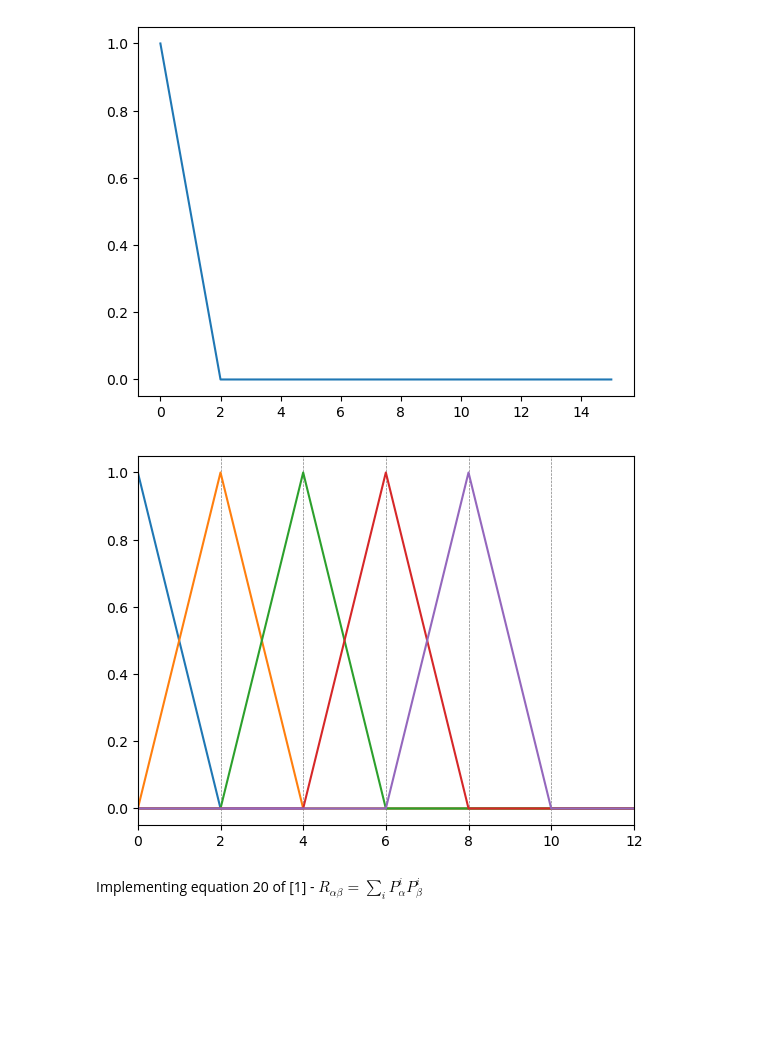
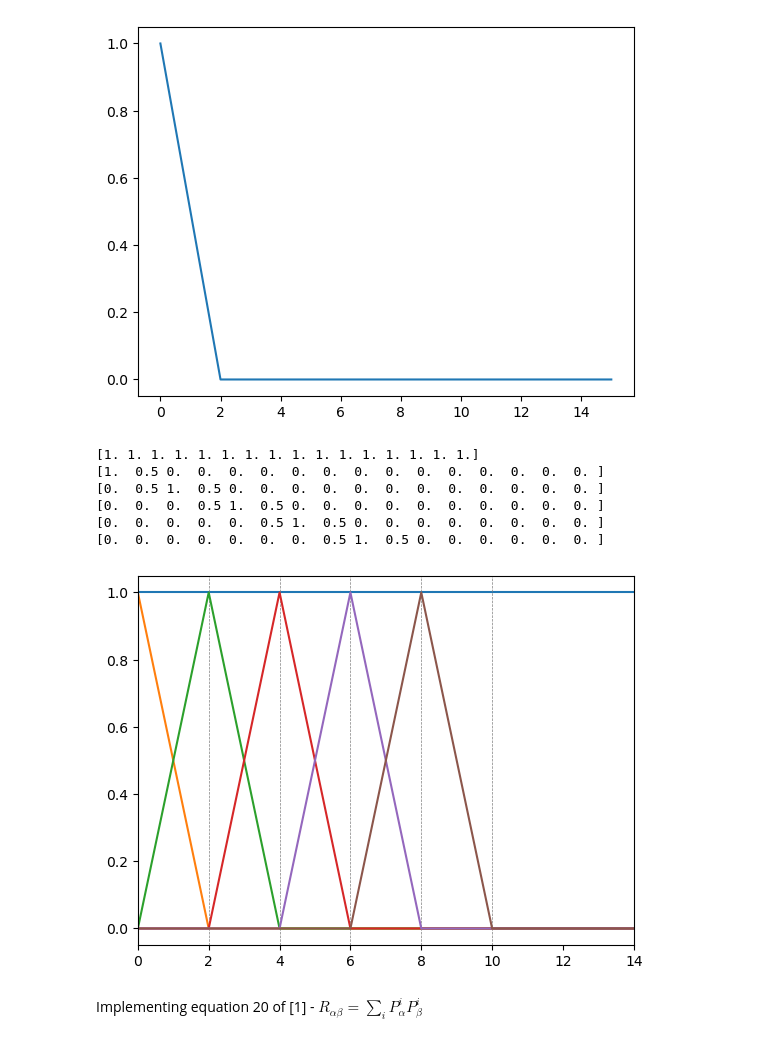
Before and after one commit to 2AUK/gillan, a Jupyter notebook: Gillan_Basis.ipynb, the cells around one changed output. Cells and saved outputs as stored; diff of their text form; code cells hidden in the pictures; blank space fills up the shorter version.

```diff
--- a/Gillan_Basis.ipynb
+++ b/Gillan_Basis.ipynb
@@ -77,14 +79,21 @@ for a in range(2, nbasis):
             P[idx, a] = (i[idx] - nodes[a-2])/(nodes[a-1] - nodes[a-2])
         elif nodes[a-1] <= i[idx] <= nodes[a]:
             P[idx, a] = (nodes[a] - i[idx])/(nodes[a] - nodes[a-1])
-# %%
-for a in range(1, nbasis):
-    plt.axvline(x=nodes[a], color='grey', linestyle="--", linewidth=0.5)
-    plt.plot(i, P[..., a])
-plt.xlim([0.0, nodes[-1]+2])
-plt.show()
-# %% [output]
-[figure, removed]
+# %%
+for a in range(0, nbasis):
+    print(P[..., a])
+    plt.axvline(x=nodes[a], color='grey', linestyle="--", linewidth=0.5)
+    plt.plot(i, P[..., a])
+plt.xlim([0.0, nodes[-1]+2])
+plt.show()
+# %% [output]
+[1. 1. 1. 1. 1. 1. 1. 1. 1. 1. 1. 1. 1. 1. 1. 1.]
+[1.  0.5 0.  0.  0.  0.  0.  0.  0.  0.  0.  0.  0.  0.  0.  0. ]
+[0.  0.5 1.  0.5 0.  0.  0.  0.  0.  0.  0.  0.  0.  0.  0.  0. ]
+[0.  0.  0.  0.5 1.  0.5 0.  0.  0.  0.  0.  0.  0.  0.  0.  0. ]
+[0.  0.  0.  0.  0.  0.5 1.  0.5 0.  0.  0.  0.  0.  0.  0.  0. ]
+[0.  0.  0.  0.  0.  0.  0.  0.5 1.  0.5 0.  0.  0.  0.  0.  0. ]
+[figure, added]
 # %% [markdown]
 Implementing equation 20 of [1] - $R_{\alpha\beta} = \sum_i P_\alpha^i P_\beta^i$
 # %%
```
Also changed, not shown: parts of 7 cells of this notebook.
